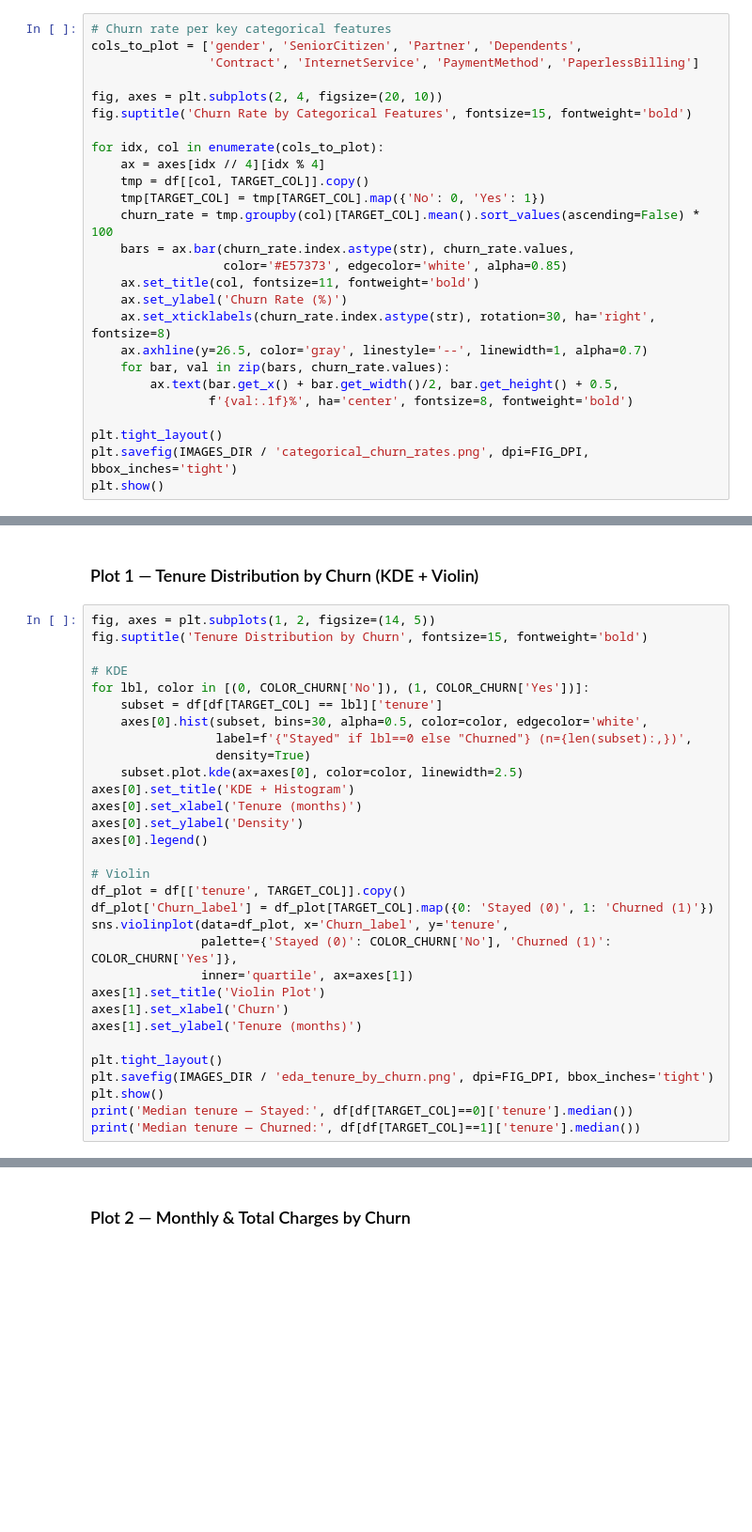
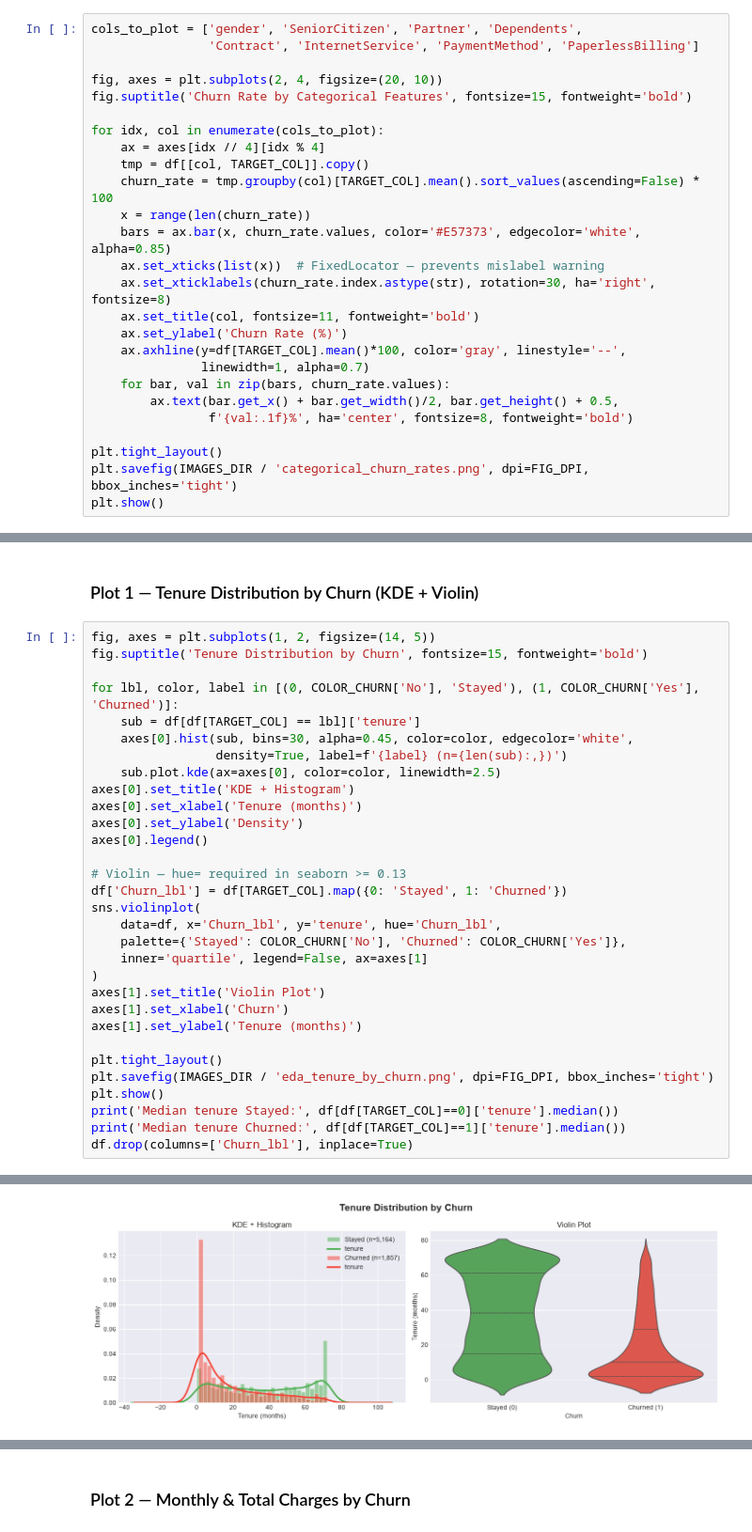
Before and after one commit to Spandana-hub/Customer_churn_prediction, a Jupyter notebook: notebooks/customer_churn_analysis.ipynb, the cells around one changed output, grey strips where cells are left out. Shown at 94% size. Drawn from its saved outputs; the diff is of its cells as text; blank space fills up the shorter version.

```diff
--- a/notebooks/customer_churn_analysis.ipynb
+++ b/notebooks/customer_churn_analysis.ipynb
@@ -190,7 +190,6 @@ plt.show()
 # %% [output]
 [figure]
 # %%
-# Churn rate per key categorical features
 cols_to_plot = ['gender', 'SeniorCitizen', 'Partner', 'Dependents',
                 'Contract', 'InternetService', 'PaymentMethod', 'PaperlessBilling']
 
@@ -200,14 +199,15 @@ fig.suptitle('Churn Rate by Categorical Features', fontsize=15, fontweight='bold
 for idx, col in enumerate(cols_to_plot):
     ax = axes[idx // 4][idx % 4]
     tmp = df[[col, TARGET_COL]].copy()
-    tmp[TARGET_COL] = tmp[TARGET_COL].map({'No': 0, 'Yes': 1})
     churn_rate = tmp.groupby(col)[TARGET_COL].mean().sort_values(ascending=False) * 100
-    bars = ax.bar(churn_rate.index.astype(str), churn_rate.values,
-                  color='#E57373', edgecolor='white', alpha=0.85)
+    x = range(len(churn_rate))
+    bars = ax.bar(x, churn_rate.values, color='#E57373', edgecolor='white', alpha=0.85)
+    ax.set_xticks(list(x))  # FixedLocator — prevents mislabel warning
+    ax.set_xticklabels(churn_rate.index.astype(str), rotation=30, ha='right', fontsize=8)
     ax.set_title(col, fontsize=11, fontweight='bold')
     ax.set_ylabel('Churn Rate (%)')
-    ax.set_xticklabels(churn_rate.index.astype(str), rotation=30, ha='right', fontsize=8)
-    ax.axhline(y=26.5, color='gray', linestyle='--', linewidth=1, alpha=0.7)
+    ax.axhline(y=df[TARGET_COL].mean()*100, color='gray', linestyle='--',
+               linewidth=1, alpha=0.7)
     for bar, val in zip(bars, churn_rate.values):
         ax.text(bar.get_x() + bar.get_width()/2, bar.get_height() + 0.5,
                 f'{val:.1f}%', ha='center', fontsize=8, fontweight='bold')
@@ -412,24 +419,23 @@ print(df[TARGET_COL].value_counts())
 fig, axes = plt.subplots(1, 2, figsize=(14, 5))
 fig.suptitle('Tenure Distribution by Churn', fontsize=15, fontweight='bold')
 
-# KDE
-for lbl, color in [(0, COLOR_CHURN['No']), (1, COLOR_CHURN['Yes'])]:
-    subset = df[df[TARGET_COL] == lbl]['tenure']
-    axes[0].hist(subset, bins=30, alpha=0.5, color=color, edgecolor='white',
-                 label=f'{"Stayed" if lbl==0 else "Churned"} (n={len(subset):,})',
-                 density=True)
-    subset.plot.kde(ax=axes[0], color=color, linewidth=2.5)
+for lbl, color, label in [(0, COLOR_CHURN['No'], 'Stayed'), (1, COLOR_CHURN['Yes'], 'Churned')]:
+    sub = df[df[TARGET_COL] == lbl]['tenure']
+    axes[0].hist(sub, bins=30, alpha=0.45, color=color, edgecolor='white',
+                 density=True, label=f'{label} (n={len(sub):,})')
+    sub.plot.kde(ax=axes[0], color=color, linewidth=2.5)
 axes[0].set_title('KDE + Histogram')
 axes[0].set_xlabel('Tenure (months)')
 axes[0].set_ylabel('Density')
 axes[0].legend()
 
-# Violin
-df_plot = df[['tenure', TARGET_COL]].copy()
-df_plot['Churn_label'] = df_plot[TARGET_COL].map({0: 'Stayed (0)', 1: 'Churned (1)'})
-sns.violinplot(data=df_plot, x='Churn_label', y='tenure',
-               palette={'Stayed (0)': COLOR_CHURN['No'], 'Churned (1)': COLOR_CHURN['Yes']},
-               inner='quartile', ax=axes[1])
+# Violin — hue= required in seaborn >= 0.13
+df['Churn_lbl'] = df[TARGET_COL].map({0: 'Stayed', 1: 'Churned'})
+sns.violinplot(
+    data=df, x='Churn_lbl', y='tenure', hue='Churn_lbl',
+    palette={'Stayed': COLOR_CHURN['No'], 'Churned': COLOR_CHURN['Yes']},
+    inner='quartile', legend=False, ax=axes[1]
+)
 axes[1].set_title('Violin Plot')
 axes[1].set_xlabel('Churn')
 axes[1].set_ylabel('Tenure (months)')
@@ -437,5 +443,7 @@ axes[1].set_ylabel('Tenure (months)')
 plt.tight_layout()
 plt.savefig(IMAGES_DIR / 'eda_tenure_by_churn.png', dpi=FIG_DPI, bbox_inches='tight')
 plt.show()
-print('Median tenure — Stayed:', df[df[TARGET_COL]==0]['tenure'].median())
-print('Median tenure — Churned:', df[df[TARGET_COL]==1]['tenure'].median())
+print('Median tenure Stayed:', df[df[TARGET_COL]==0]['tenure'].median())
+print('Median tenure Churned:', df[df[TARGET_COL]==1]['tenure'].median())
+df.drop(columns=['Churn_lbl'], inplace=True)
+# %% [output]
@@ -441,0 +453 @@ print('Median tenure — Churned:', df[df[TARGET_COL]==1]['tenure'].median())
+[figure, added]
```
Also changed, not shown: parts of 5 cells of this notebook.
